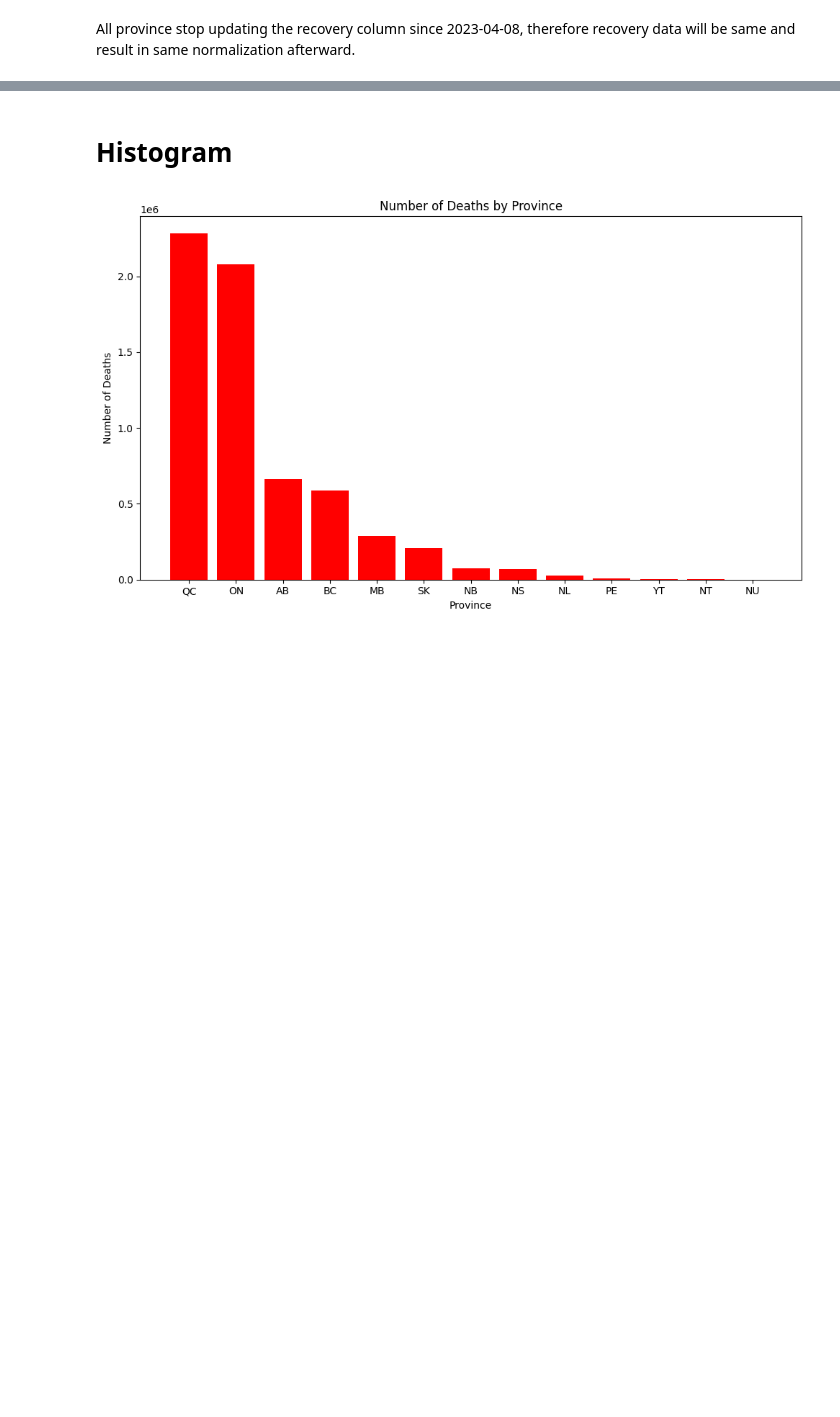
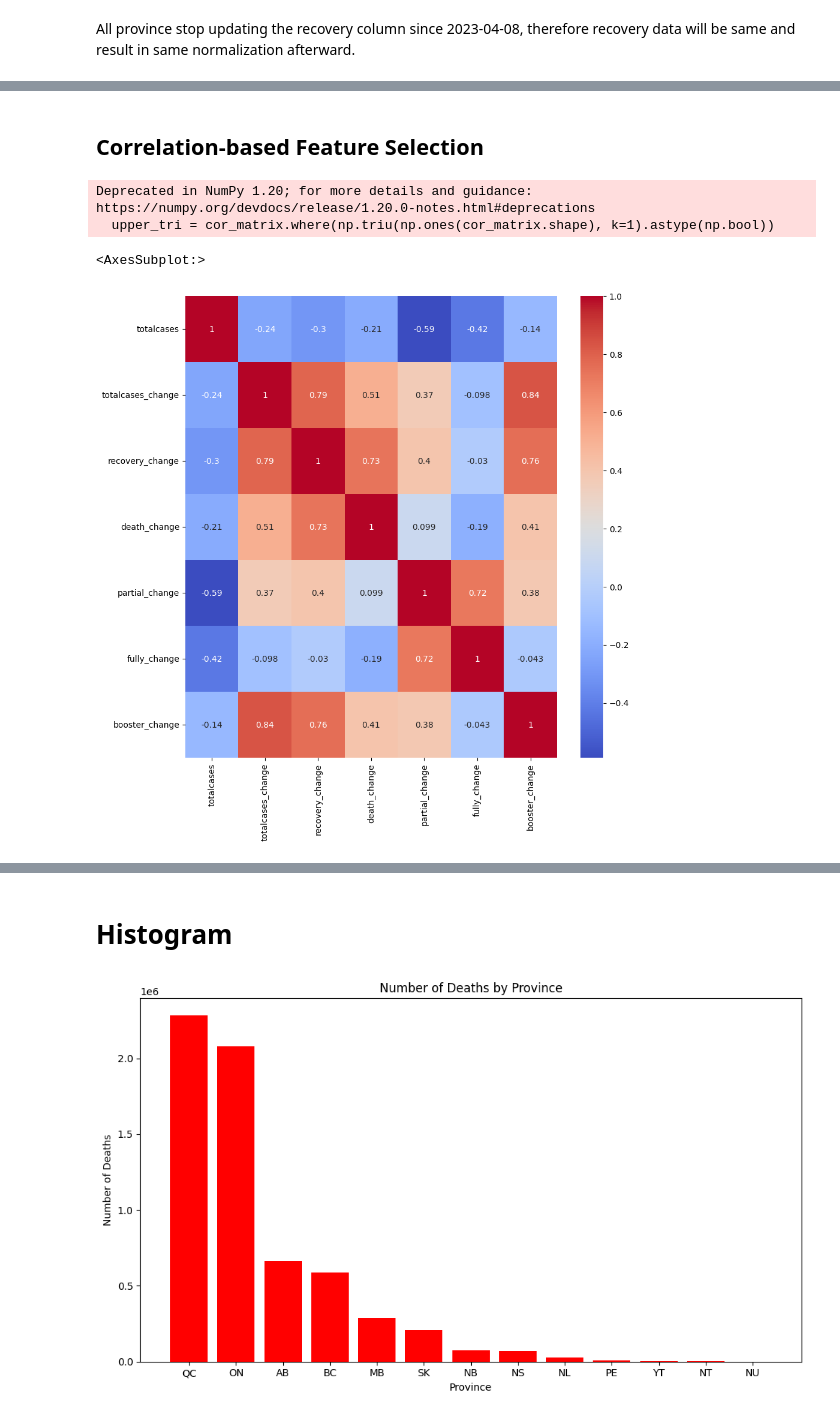
Before and after one commit to William-67/Analysis-of-efficacy-of-Covid19-Vaccination, a Jupyter notebook: Phase 4/data_summarization.ipynb, the cells around one changed output, grey strips where cells are left out. Cells and saved outputs as stored; diff of their text form; code cells hidden in the pictures; blank space fills up the shorter version.

Commit message:
feature selection

```diff
--- a/Phase 4/data_summarization.ipynb
+++ b/Phase 4/data_summarization.ipynb
@@ -249,0 +276,28 @@ All province stop updating the recovery column since 2023-04-08, therefore recov
+# %% [markdown]
+## Correlation-based Feature Selection ##
+# %%
+#选出全部是数字的列
+summed_numerical_data = summed_data.select_dtypes(include=[np.number])
+# summed_data["defalut"]=100
+# summed_numerical_data=summed_data.select_dtypes(include=[np.number])
+# varThresh = VarianceThreshold(threshold=0)
+# varThresh = varThresh.fit(summed_numerical_data)
+# varThresh = varThresh.get_support()
+# print(varThresh)
+
+
+
+upper_tri = cor_matrix.where(np.triu(np.ones(cor_matrix.shape), k=1).astype(np.bool))
+to_drop = [column for column in upper_tri.columns if any(upper_tri[column] > 0.9)]
+cor_matrix_reduced = summed_numerical_data.drop(to_drop, axis=1)
+
+
+
+
+plt.figure(figsize= (10,10))
+sns.heatmap(cor_matrix_reduced.corr(),annot=True,cmap='coolwarm')
+# %% [output]
+Deprecated in NumPy 1.20; for more details and guidance: https://numpy.org/devdocs/release/1.20.0-notes.html#deprecations
+  upper_tri = cor_matrix.where(np.triu(np.ones(cor_matrix.shape), k=1).astype(np.bool))
+<AxesSubplot:>
+[figure, added]
```
Also changed, not shown: parts of 9 cells of this notebook, 2 other files.
